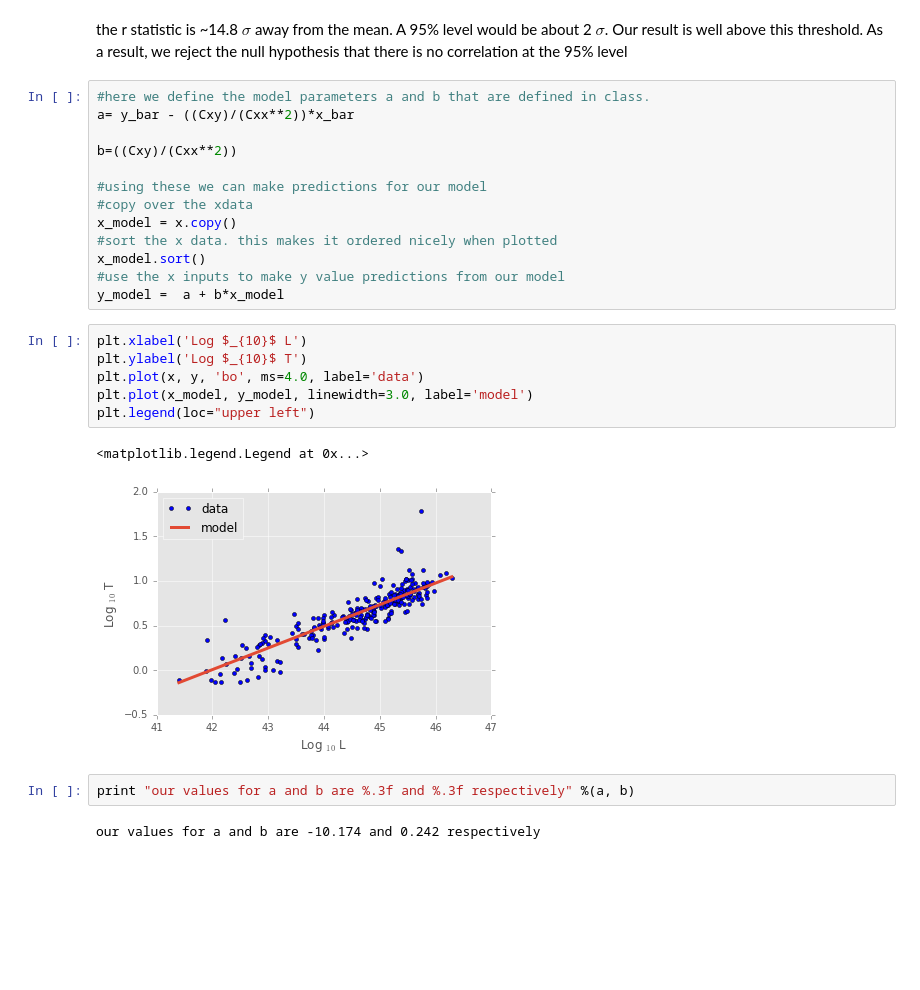
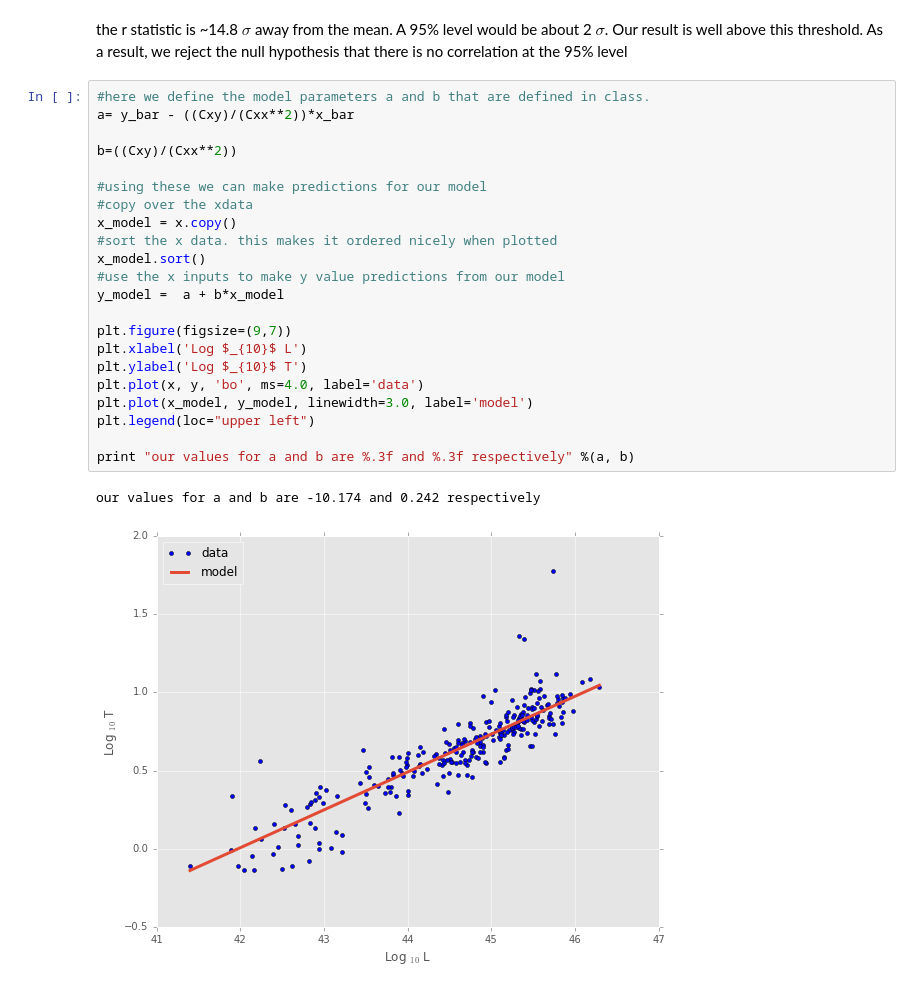
Before and after one commit to ih64/ast266_data_analysis, a Jupyter notebook: HW3/PHY266_HW3.ipynb, the cells around one changed output. Cells and saved outputs as stored; diff of their text form; blank space fills up the shorter version.

```diff
--- a/HW3/PHY266_HW3.ipynb
+++ b/HW3/PHY266_HW3.ipynb
@@ -72,26 +169,25 @@ the r statistic is ~14.8 $\sigma$ away from the mean. A 95% level would be about
 # %%
 #here we define the model parameters a and b that are defined in class.
 a= y_bar - ((Cxy)/(Cxx**2))*x_bar
 
 b=((Cxy)/(Cxx**2))
 
 #using these we can make predictions for our model
 #copy over the xdata
 x_model = x.copy()
 #sort the x data. this makes it ordered nicely when plotted
 x_model.sort()
 #use the x inputs to make y value predictions from our model
 y_model =  a + b*x_model
+
+plt.figure(figsize=(9,7))
+plt.xlabel('Log $_{10}$ L')
+plt.ylabel('Log $_{10}$ T')
+plt.plot(x, y, 'bo', ms=4.0, label='data')
+plt.plot(x_model, y_model, linewidth=3.0, label='model')
+plt.legend(loc="upper left")
+
+print "our values for a and b are %.3f and %.3f respectively" %(a, b)
+# %% [output]
+our values for a and b are -10.174 and 0.242 respectively
+[figure, added]
-# %%
-plt.xlabel('Log $_{10}$ L')
-plt.ylabel('Log $_{10}$ T')
-plt.plot(x, y, 'bo', ms=4.0, label='data')
-plt.plot(x_model, y_model, linewidth=3.0, label='model')
-plt.legend(loc="upper left")
-# %% [output]
-<matplotlib.legend.Legend at 0x...>
-[figure, removed]
-# %%
-print "our values for a and b are %.3f and %.3f respectively" %(a, b)
-# %% [output]
-our values for a and b are -10.174 and 0.242 respectively
```
Also changed, not shown: parts of 11 cells of this notebook.
